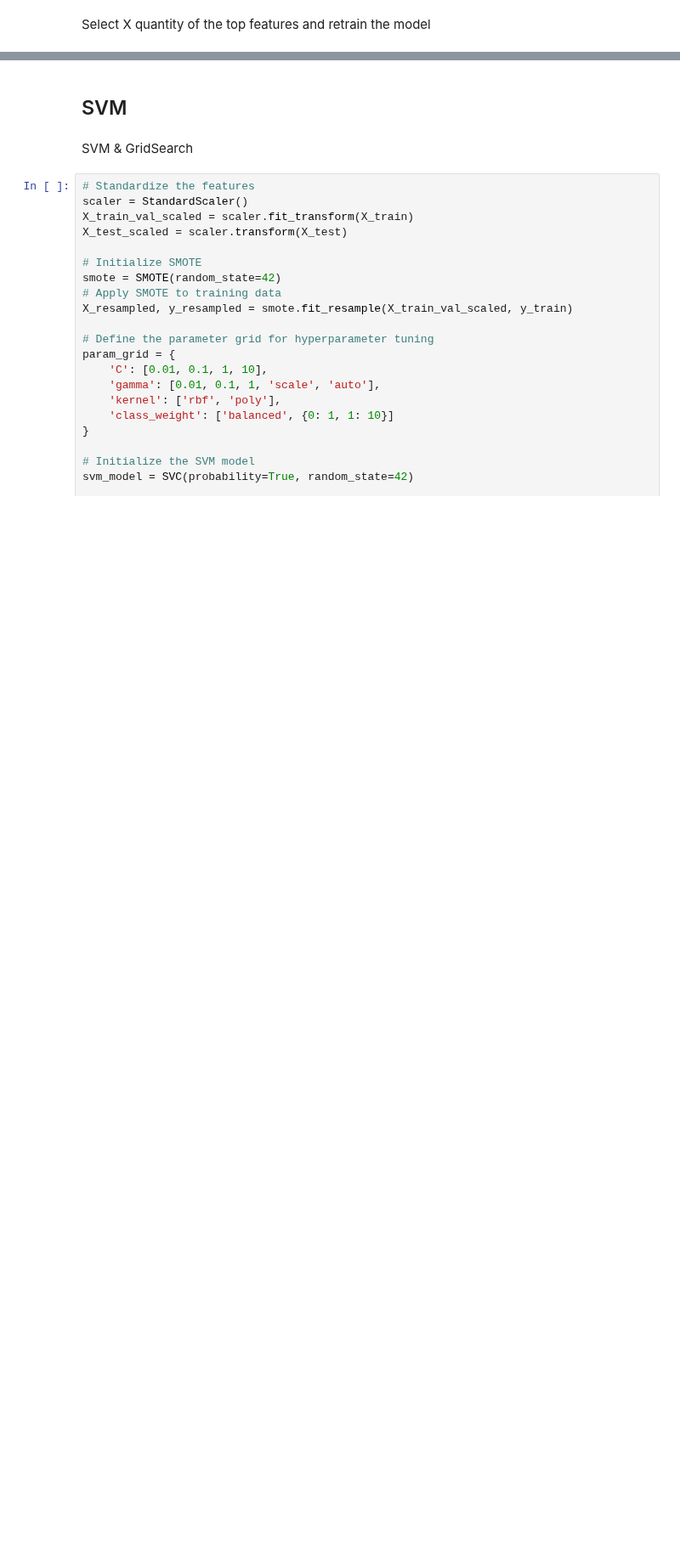
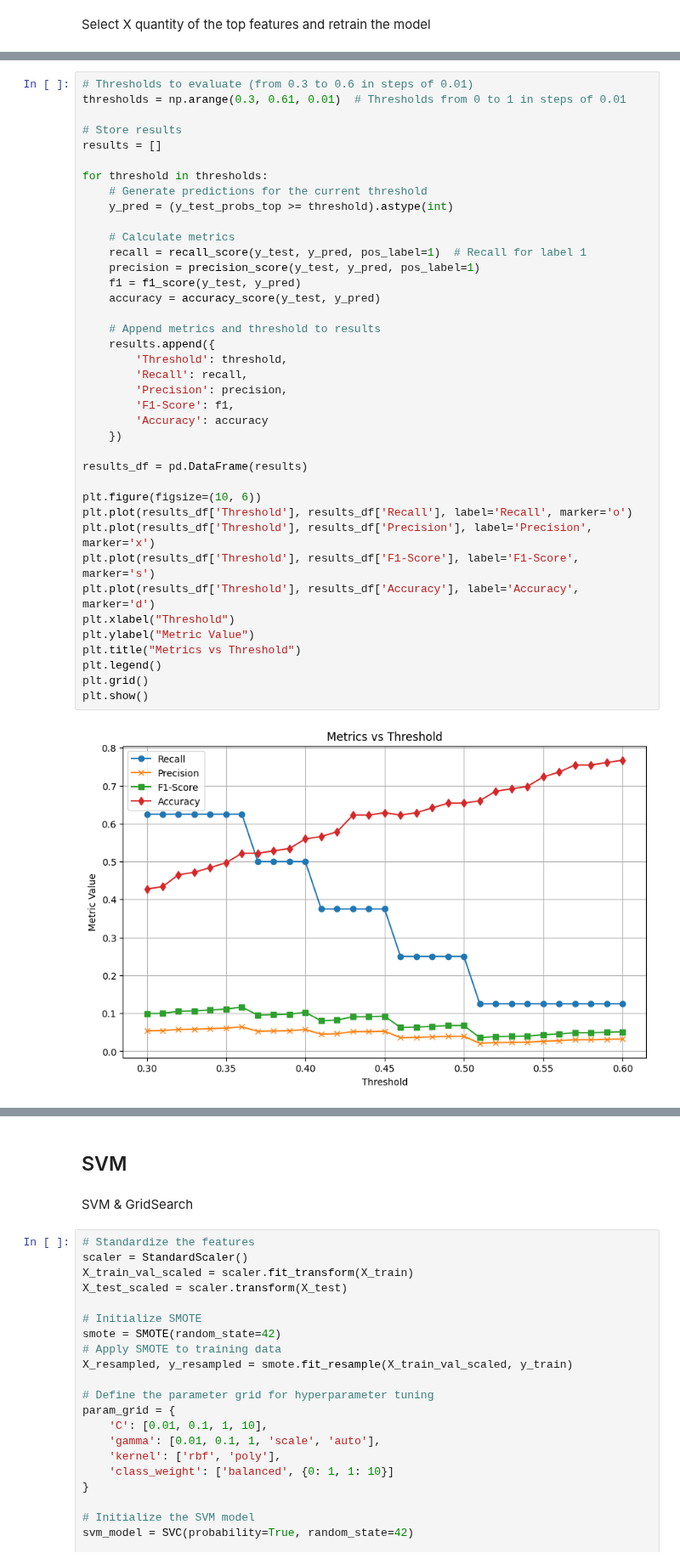
Before and after one commit to Tommy-Las/WatfordFC, a Jupyter notebook: ML_Model.ipynb, the cells around one changed output, grey strips where cells are left out. Shown at 85% size. Cells and saved outputs as stored; diff of their text form; blank space fills up the shorter version.

```diff
--- a/ML_Model.ipynb
+++ b/ML_Model.ipynb
@@ -703 +774,42 @@ weighted avg       0.98      0.57      0.72       694
+# %%
+# Thresholds to evaluate (from 0.3 to 0.6 in steps of 0.01)
+thresholds = np.arange(0.3, 0.61, 0.01)  # Thresholds from 0 to 1 in steps of 0.01
+
+# Store results
+results = []
+
+for threshold in thresholds:
+    # Generate predictions for the current threshold
+    y_pred = (y_test_probs_top >= threshold).astype(int)
+
+    # Calculate metrics
+    recall = recall_score(y_test, y_pred, pos_label=1)  # Recall for label 1
+    precision = precision_score(y_test, y_pred, pos_label=1)
+    f1 = f1_score(y_test, y_pred)
+    accuracy = accuracy_score(y_test, y_pred)
+
+    # Append metrics and threshold to results
+    results.append({
+        'Threshold': threshold,
+        'Recall': recall,
+        'Precision': precision,
+        'F1-Score': f1,
+        'Accuracy': accuracy
+    })
+
+results_df = pd.DataFrame(results)
+
+plt.figure(figsize=(10, 6))
+plt.plot(results_df['Threshold'], results_df['Recall'], label='Recall', marker='o')
+plt.plot(results_df['Threshold'], results_df['Precision'], label='Precision', marker='x')
+plt.plot(results_df['Threshold'], results_df['F1-Score'], label='F1-Score', marker='s')
+plt.plot(results_df['Threshold'], results_df['Accuracy'], label='Accuracy', marker='d')
+plt.xlabel("Threshold")
+plt.ylabel("Metric Value")
+plt.title("Metrics vs Threshold")
+plt.legend()
+plt.grid()
+plt.show()
+# %% [output]
+[figure, added]
 # %%
```
Also changed, not shown: parts of 25 cells of this notebook.
